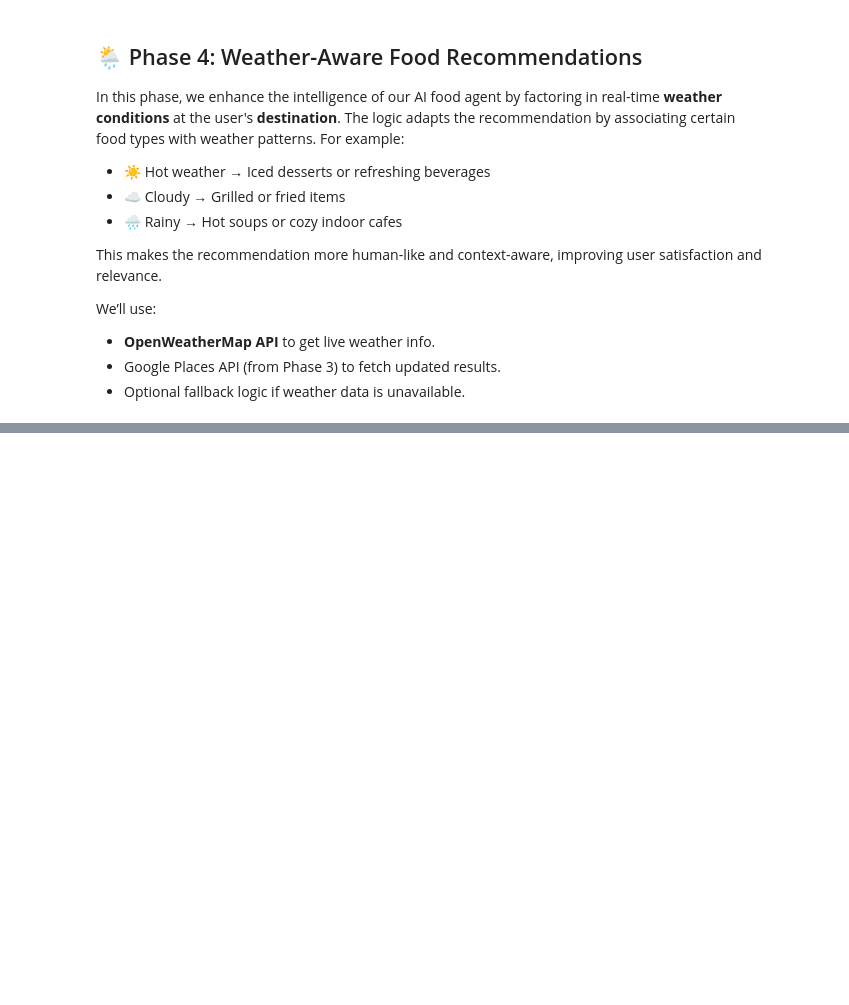
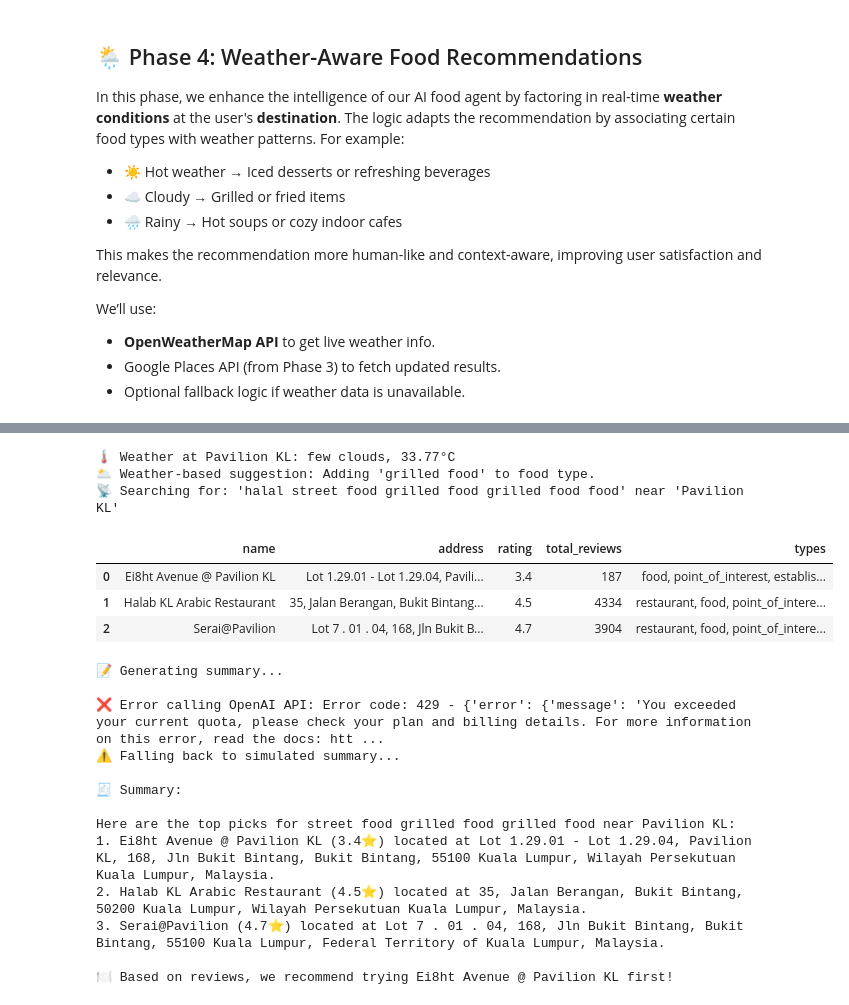
Before and after one commit to masteramuk/agentfoodiet, a Jupyter notebook: agentfoodiet.ipynb, the cells around one changed output, grey strips where cells are left out. Drawn from its saved outputs; the diff is of its cells as text; code cells hidden in the pictures; blank space fills up the shorter version.

```diff
--- a/agentfoodiet.ipynb
+++ b/agentfoodiet.ipynb
@@ -493,0 +566,41 @@ For this prototype, we will use **OpenAI’s GPT API** (or other hosted LLMs via
+# %%
+# Final pipeline
+if user_input:
+    full_results = recommend_places_with_weather(user_input)
+
+    if not full_results.empty:
+        display(full_results.head(3))
+
+        print("\n📝 Generating summary...\n")
+        summary = generate_summary(full_results, user_input)
+
+        if summary:
+            print("🧾 Summary:\n")
+            print(summary)
+        else:
+            print("⚠️ Failed to generate summary.")
+    else:
+        print("😕 No suitable places found.")
+else:
+    print("⚠️ Please fill and submit the user input form first.")
+# %% [output]
+🌡️ Weather at Pavilion KL: few clouds, 33.77°C
+🌥️ Weather-based suggestion: Adding 'grilled food' to food type.
+📡 Searching for: 'halal street food grilled food grilled food food' near 'Pavilion KL'
+|  | name | address | rating | total_reviews | types |
+| 0 | Ei8ht Avenue @ Pavilion KL | Lot 1.29.01 - Lot 1.29.04, Pavili... | 3.4 | 187 | food, point_of_interest, establis... |
+| 1 | Halab KL Arabic Restaurant | 35, Jalan Berangan, Bukit Bintang... | 4.5 | 4334 | restaurant, food, point_of_intere... |
+| 2 | Serai@Pavilion | Lot 7 . 01 . 04, 168, Jln Bukit B... | 4.7 | 3904 | restaurant, food, point_of_intere... |
+📝 Generating summary...
+
+❌ Error calling OpenAI API: Error code: 429 - {'error': {'message': 'You exceeded your current quota, please check your plan and billing details. For more information on this error, read the docs: htt ...
+⚠️ Falling back to simulated summary...
+
+🧾 Summary:
+
+Here are the top picks for street food grilled food grilled food near Pavilion KL:
+1. Ei8ht Avenue @ Pavilion KL (3.4⭐) located at Lot 1.29.01 - Lot 1.29.04, Pavilion KL, 168, Jln Bukit Bintang, Bukit Bintang, 55100 Kuala Lumpur, Wilayah Persekutuan Kuala Lumpur, Malaysia.
+2. Halab KL Arabic Restaurant (4.5⭐) located at 35, Jalan Berangan, Bukit Bintang, 50200 Kuala Lumpur, Wilayah Persekutuan Kuala Lumpur, Malaysia.
+3. Serai@Pavilion (4.7⭐) located at Lot 7 . 01 . 04, 168, Jln Bukit Bintang, Bukit Bintang, 55100 Kuala Lumpur, Federal Territory of Kuala Lumpur, Malaysia.
+
+🍽️ Based on reviews, we recommend trying Ei8ht Avenue @ Pavilion KL first!
```
Also changed, not shown: parts of 11 cells of this notebook.
